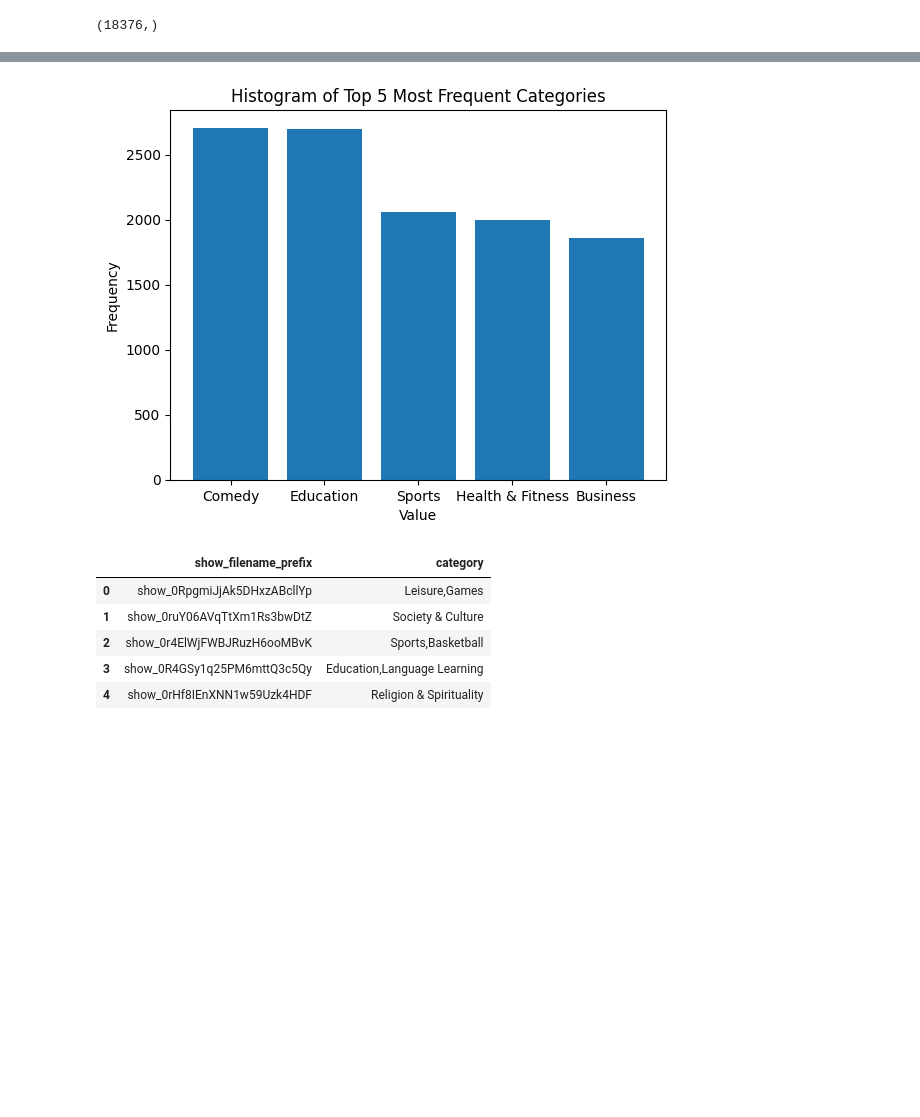
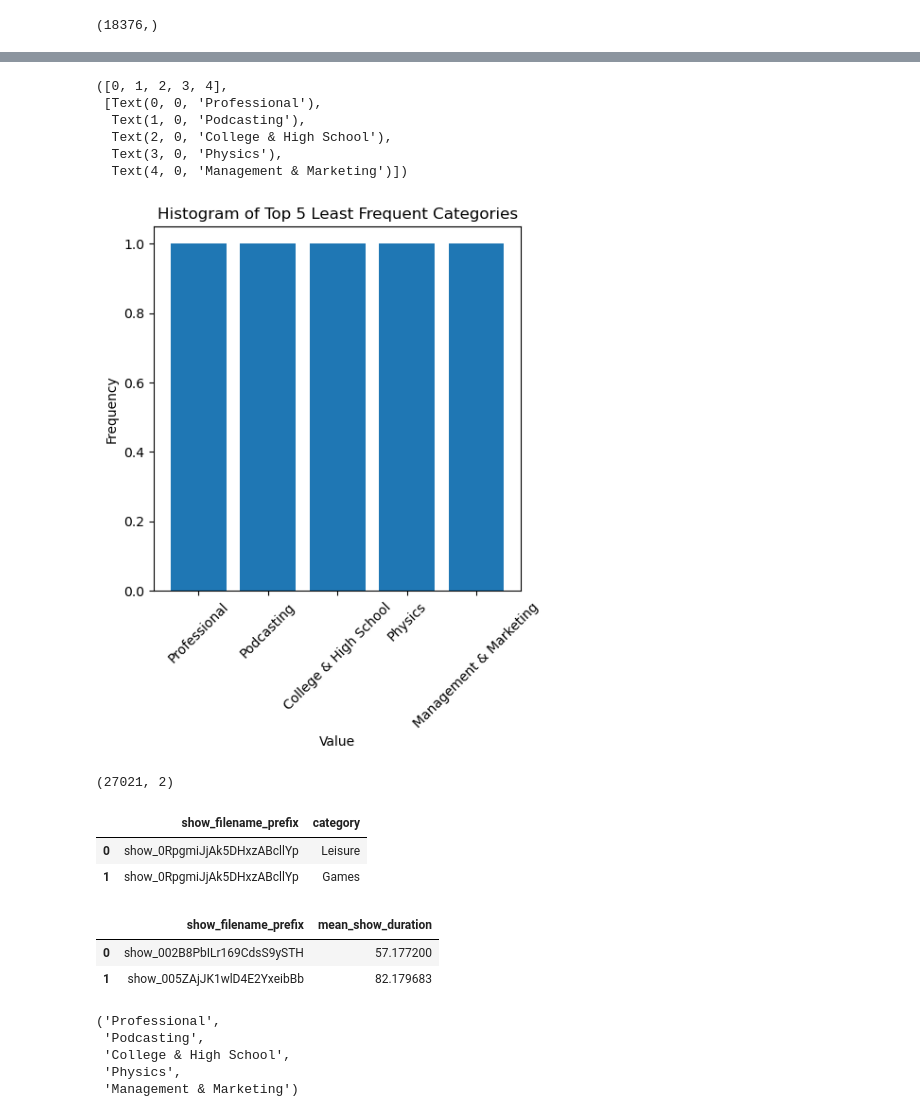
Before and after one commit to scaperothian/spotify-podcast-viz, a Jupyter notebook: SpotifyPodcasts_PodcastCategory.ipynb, the cells around one changed output, grey strips where cells are left out. Cells and saved outputs as stored; diff of their text form; code cells hidden in the pictures; blank space fills up the shorter version.

Commit message:
stubbed out some code for working with podcast datasets.

```diff
--- a/SpotifyPodcasts_PodcastCategory.ipynb
+++ b/SpotifyPodcasts_PodcastCategory.ipynb
@@ -4,6 +4,12 @@
 Attempt to come up with an API to support batch processing of transcripts for this data set.
 # %%
 import pandas as pd
+import os
+import xml.etree.ElementTree as ET
+
+import matplotlib.pyplot as plt
+from collections import Counter
+plt.rcParams['figure.figsize'] = [5, 5]
 # %%
 df = pd.read_csv('../podcasts-no-audio-13GB-selected/metadata.tsv', sep='\t')
 # %%
@@ -64,7 +70,8 @@ for root, dirs, files in os.walk(basename):
                 file_path = os.path.join(root, filename)
                 cats = find_category(file_path)
                 categories.extend(cats)
-                category_tuple_list.append((filename[:-4], ','.join(cats)))
+                for cat in cats:
+                    category_tuple_list.append((filename[:-4], cat))
             except:
                 print(f"Error in file: {filename}")
 print(files_found_counter)
@@ -89,21 +116,46 @@ sorted_counts = dict(sorted(category_counts.items(), key=lambda item: item[1], r
 # %%
-values, frequencies = zip(*sorted_counts.items())
-plt.bar(values, frequencies)
-
+category_counts = Counter(categories)
+sorted_counts = dict(sorted(category_counts.items(), key=lambda item: item[1], reverse=True)[-5:])
+bottom_5_values, frequencies = zip(*sorted_counts.items())
+plt.bar(bottom_5_values, frequencies)
 # Add labels and title
 plt.xlabel('Value');
 plt.ylabel('Frequency');
-plt.title('Histogram of Top 5 Most Frequent Categories');
+plt.title('Histogram of Top 5 Least Frequent Categories');
+plt.xticks(rotation=45)
 # %% [output]
+([0, 1, 2, 3, 4],
+ [Text(0, 0, 'Professional'),
+  Text(1, 0, 'Podcasting'),
+  Text(2, 0, 'College & High School'),
+  Text(3, 0, 'Physics'),
+  Text(4, 0, 'Management & Marketing')])
-[figure, old version]
+[figure, new version]
 # %%
 # Create a DataFrame from the list of tuples
 cats_df = pd.DataFrame(category_tuple_list, columns=['show_filename_prefix', 'category'])
-cats_df.head()
+print(cats_df.shape)
+cats_df.head(2)
 # %% [output]
+(27021, 2)
 |  | show_filename_prefix | category |
-| 0 | show_0RpgmiJjAk5DHxzABcllYp | Leisure,Games |
-| 1 | show_0ruY06AVqTtXm1Rs3bwDtZ | Society & Culture |
-| 2 | show_0r4ElWjFWBJRuzH6ooMBvK | Sports,Basketball |
-| 3 | show_0R4GSy1q25PM6mttQ3c5Qy | Education,Language Learning |
-| 4 | show_0rHf8IEnXNN1w59Uzk4HDF | Religion & Spirituality |
+| 0 | show_0RpgmiJjAk5DHxzABcllYp | Leisure |
+| 1 | show_0RpgmiJjAk5DHxzABcllYp | Games |
+# %%
+duration_df = df[['show_filename_prefix','duration']].groupby('show_filename_prefix').mean()
+duration_df = duration_df.reset_index()
+duration_df['mean_show_duration'] = duration_df['duration']
+duration_df = duration_df.drop(columns=['duration'])
+duration_df.head(2)
+# %% [output]
+|  | show_filename_prefix | mean_show_duration |
+| 0 | show_002B8PbILr169CdsS9ySTH | 57.177200 |
+| 1 | show_005ZAjJK1wlD4E2YxeibBb | 82.179683 |
+# %%
+bottom_5_values
+# %% [output]
+('Professional',
+ 'Podcasting',
+ 'College & High School',
+ 'Physics',
+ 'Management & Marketing')
```
Also changed, not shown: parts of 19 cells of this notebook, 1 other file.
